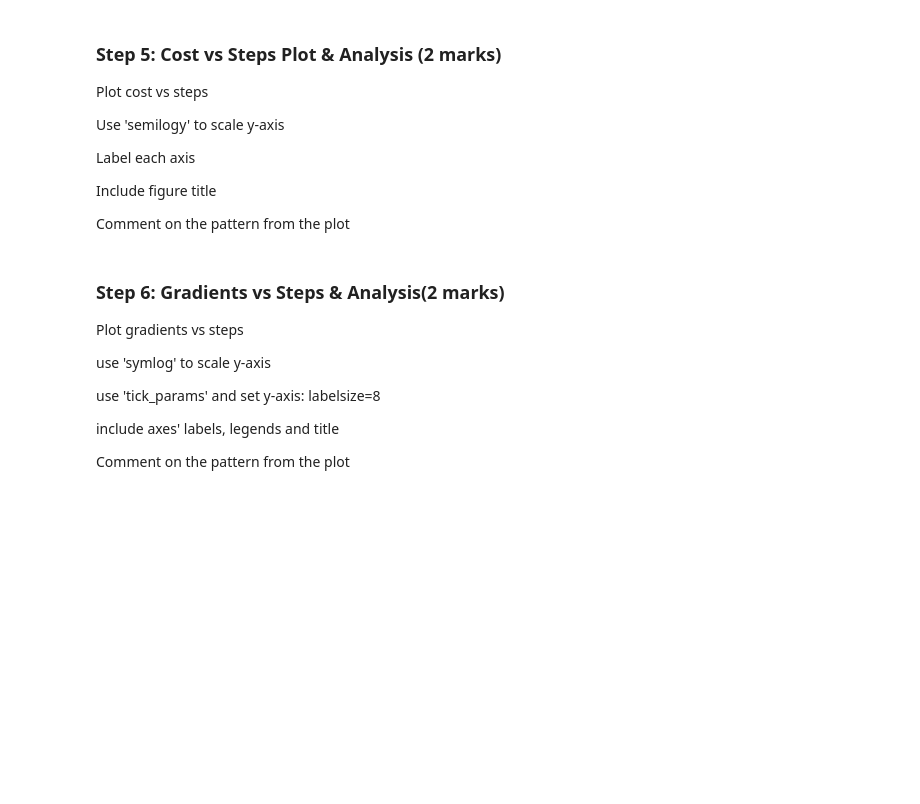
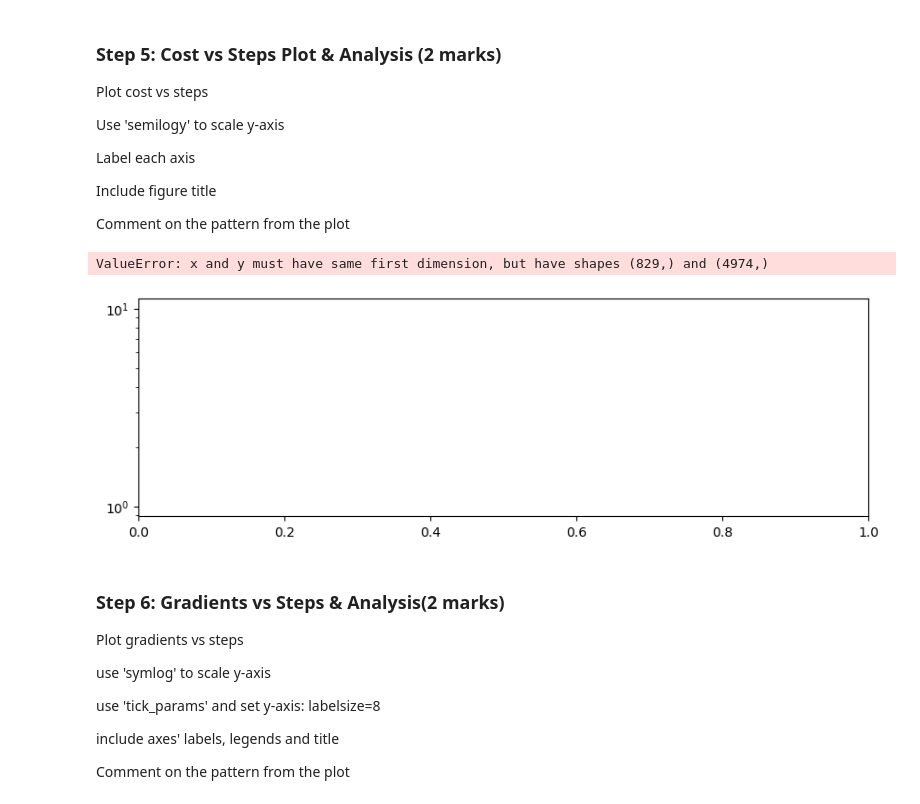
Before and after one commit to rbawah/engg680_2024_fall_group7, a Jupyter notebook: Lab_Assignment3/Assignment3.ipynb, the cells around one changed output. Saved outputs shown, nothing was run; the diff lists cells and outputs as text; code cells hidden in the pictures; blank space fills up the shorter version.

```diff
--- a/Lab_Assignment3/Assignment3.ipynb
+++ b/Lab_Assignment3/Assignment3.ipynb
@@ -202,13 +230,19 @@ Include figure title
 Comment on the pattern from the plot
 # %%
 fig , ax = plt.subplots(nrows=1,ncols=1, figsize=(10,3))
-# ...
+ax.semilogy(list(range(steps_count)), arr_cost)
 ax.grid(True)
+plt.xlabel("iterations")
+plt.ylabel("cost")
+plt.title("Cost vs. steps plot")
 fig.tight_layout()
 plt.show()
 
 # Comment on the pattern
-# ...
+print("The graph shows a convergence of the cost between 2500-3000 iterations.")
+# %% [output]
+ValueError: x and y must have same first dimension, but have shapes (829,) and (4974,)
+[figure, added]
 # %% [markdown]
 ### Step 6: Gradients vs Steps & Analysis(2 marks)
 Plot gradients vs steps
```
Also changed, not shown: parts of 6 cells of this notebook.
